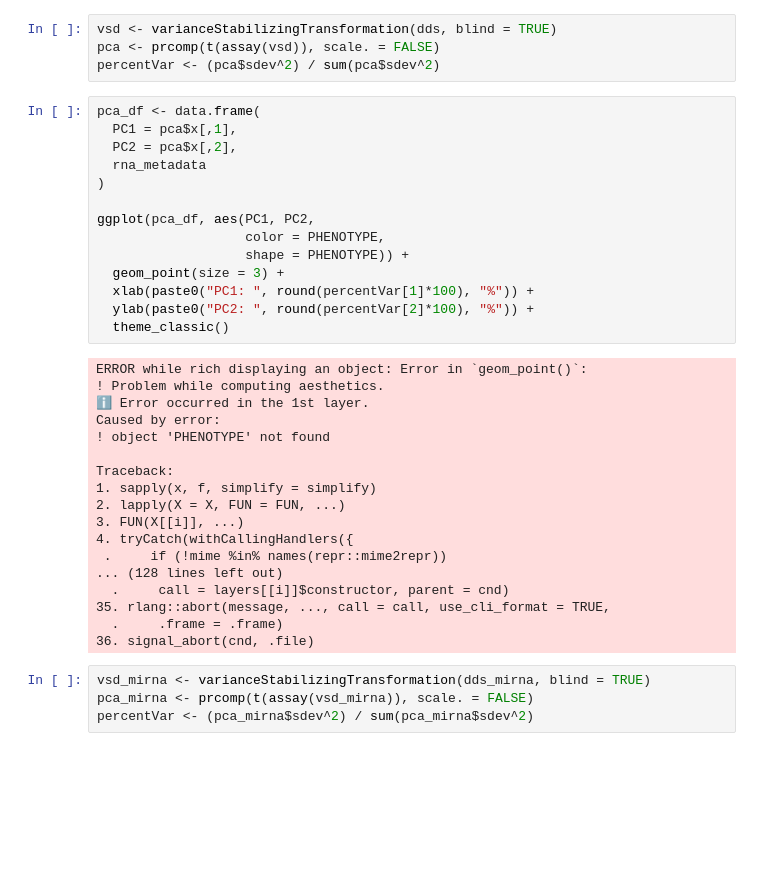
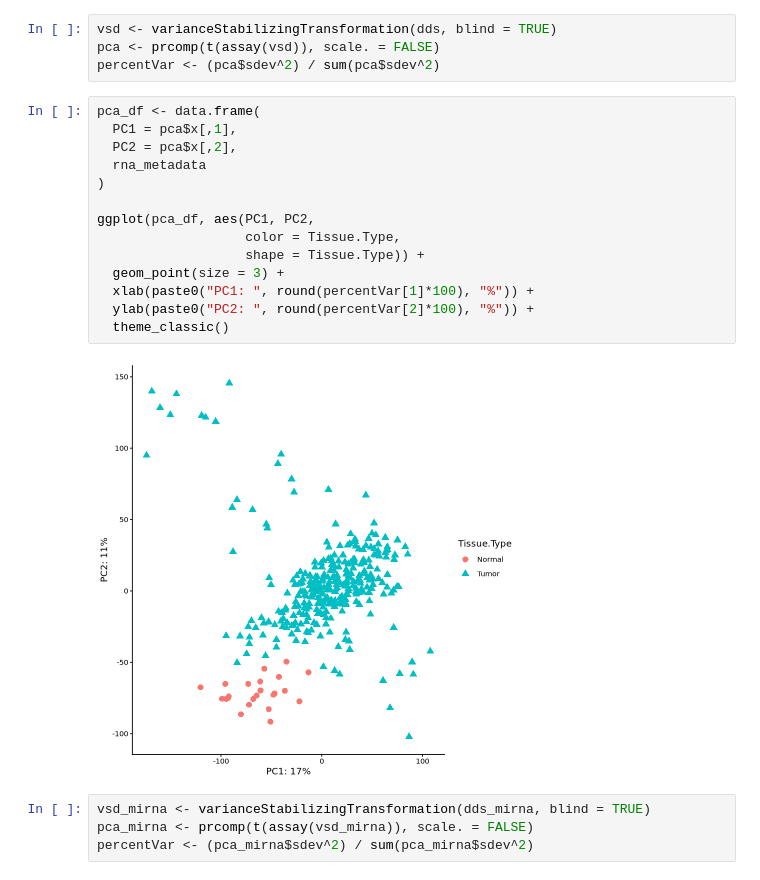
Before and after one commit to sbustamante21/crc_weighted_network, a Jupyter notebook: white_constructions.ipynb, the cells around one changed output. Cells and saved outputs as stored; diff of their text form; blank space fills up the shorter version.

```diff
--- a/white_constructions.ipynb
+++ b/white_constructions.ipynb
@@ -135,35 +135,19 @@ percentVar <- (pca$sdev^2) / sum(pca$sdev^2)
 # %%
 pca_df <- data.frame(
   PC1 = pca$x[,1],
   PC2 = pca$x[,2],
   rna_metadata
 )
 
 ggplot(pca_df, aes(PC1, PC2,
-                   color = PHENOTYPE,
-                   shape = PHENOTYPE)) +
+                   color = Tissue.Type,
+                   shape = Tissue.Type)) +
   geom_point(size = 3) +
   xlab(paste0("PC1: ", round(percentVar[1]*100), "%")) +
   ylab(paste0("PC2: ", round(percentVar[2]*100), "%")) +
   theme_classic()
 # %% [output]
-ERROR while rich displaying an object: Error in `geom_point()`:
-! Problem while computing aesthetics.
-ℹ Error occurred in the 1st layer.
-Caused by error:
-! object 'PHENOTYPE' not found
-
-Traceback:
-1. sapply(x, f, simplify = simplify)
-2. lapply(X = X, FUN = FUN, ...)
-3. FUN(X[[i]], ...)
-4. tryCatch(withCallingHandlers({
- .     if (!mime %in% names(repr::mime2repr))
-... (128 lines left out)
-  .     call = layers[[i]]$constructor, parent = cnd)
-35. rlang::abort(message, ..., call = call, use_cli_format = TRUE,
-  .     .frame = .frame)
-36. signal_abort(cnd, .file)
+[figure, added]
 # %%
 vsd_mirna <- varianceStabilizingTransformation(dds_mirna, blind = TRUE)
 pca_mirna <- prcomp(t(assay(vsd_mirna)), scale. = FALSE)
```
Also changed, not shown: parts of 20 cells of this notebook, 4 other files.
